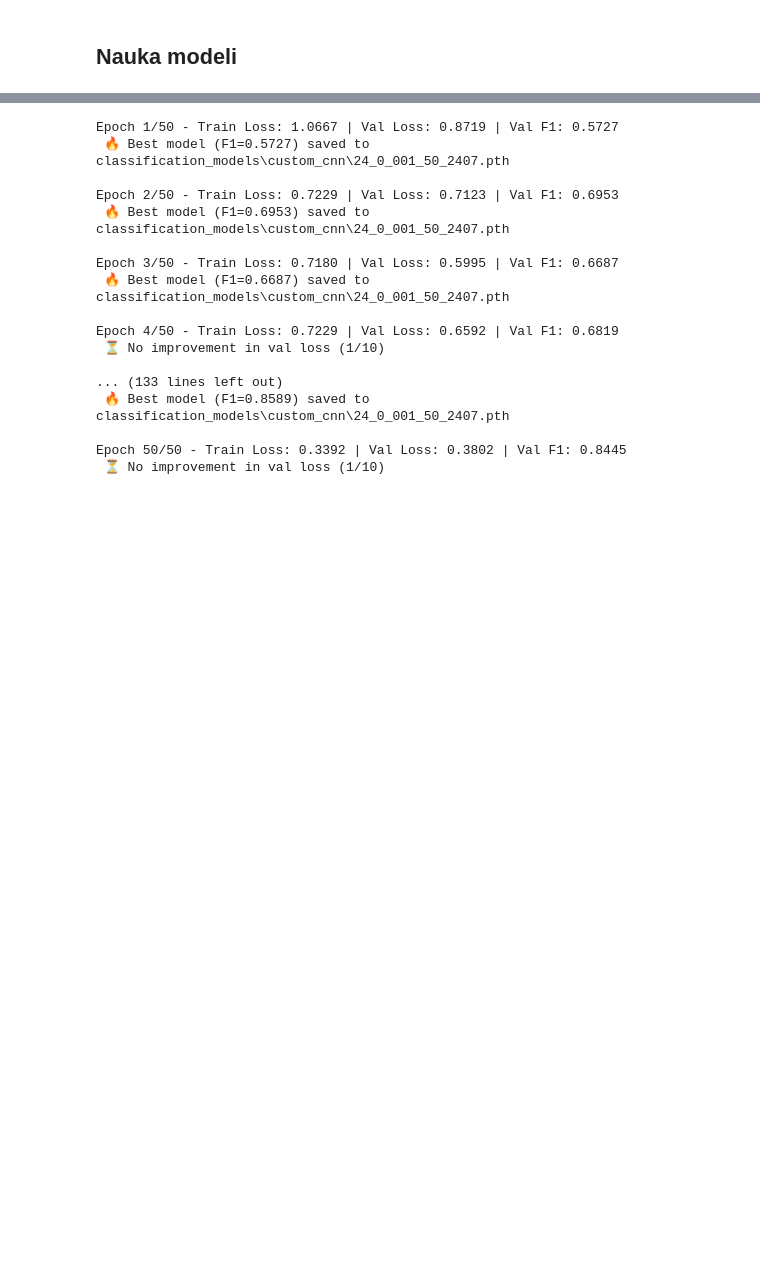
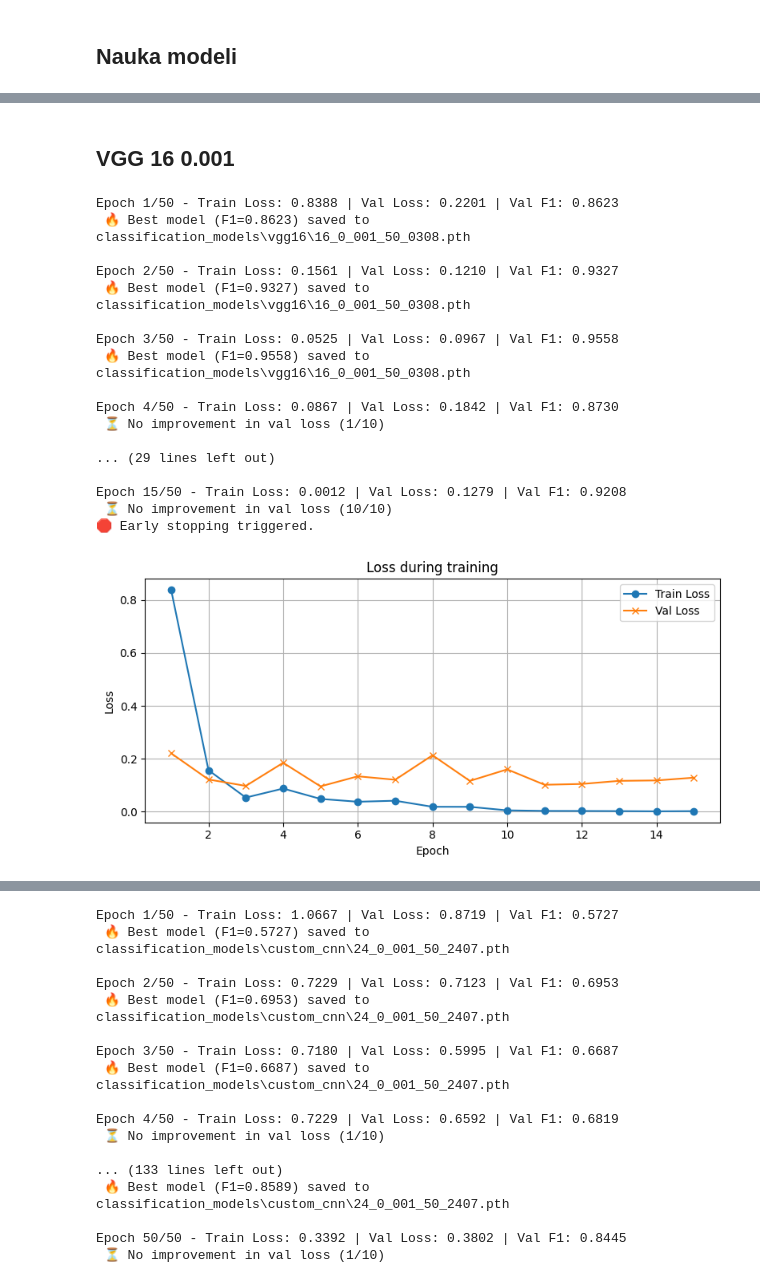
Before and after one commit to aleksandra0014/system-analizy-cytologicznej, a Jupyter notebook: classification/classification_models_train.ipynb, the cells around one changed output, grey strips where cells are left out. Cells and saved outputs as stored; diff of their text form; code cells hidden in the pictures; blank space fills up the shorter version.

```diff
--- a/classification/classification_models_train.ipynb
+++ b/classification/classification_models_train.ipynb
@@ -330,0 +65,24 @@ Fold 4 F1 Score: 0.8865
+# %% [markdown]
+## VGG 16 0.001
+# %%
+classifier = CytologyClassifier(num_classes=3, lr=lr, architecture='vgg16', class_counts=class_counts)
+classifier.train(train_loader=train_loader, val_loader=val_loader, num_epochs=num_epochs, save_best_path=r'classification_models\vgg16\16_0_001_50_0308.pth')
+# %% [output]
+Epoch 1/50 - Train Loss: 0.8388 | Val Loss: 0.2201 | Val F1: 0.8623
+ 🔥 Best model (F1=0.8623) saved to classification_models\vgg16\16_0_001_50_0308.pth
+
+Epoch 2/50 - Train Loss: 0.1561 | Val Loss: 0.1210 | Val F1: 0.9327
+ 🔥 Best model (F1=0.9327) saved to classification_models\vgg16\16_0_001_50_0308.pth
+
+Epoch 3/50 - Train Loss: 0.0525 | Val Loss: 0.0967 | Val F1: 0.9558
+ 🔥 Best model (F1=0.9558) saved to classification_models\vgg16\16_0_001_50_0308.pth
+
+Epoch 4/50 - Train Loss: 0.0867 | Val Loss: 0.1842 | Val F1: 0.8730
+ ⏳ No improvement in val loss (1/10)
+
+... (29 lines left out)
+
+Epoch 15/50 - Train Loss: 0.0012 | Val Loss: 0.1279 | Val F1: 0.9208
+ ⏳ No improvement in val loss (10/10)
+🛑 Early stopping triggered.
+[figure, added]
```
Also changed, not shown: parts of 20 cells of this notebook, 13 other files.
